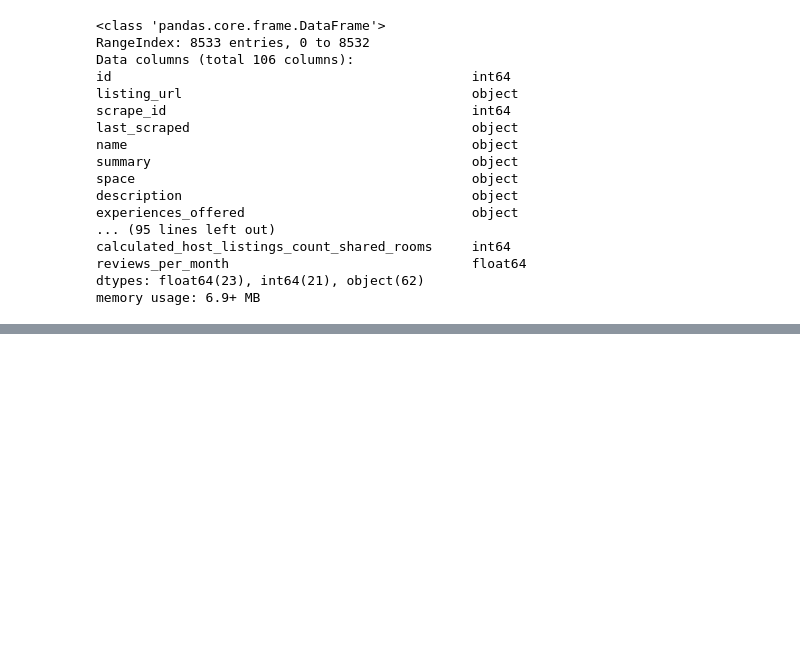
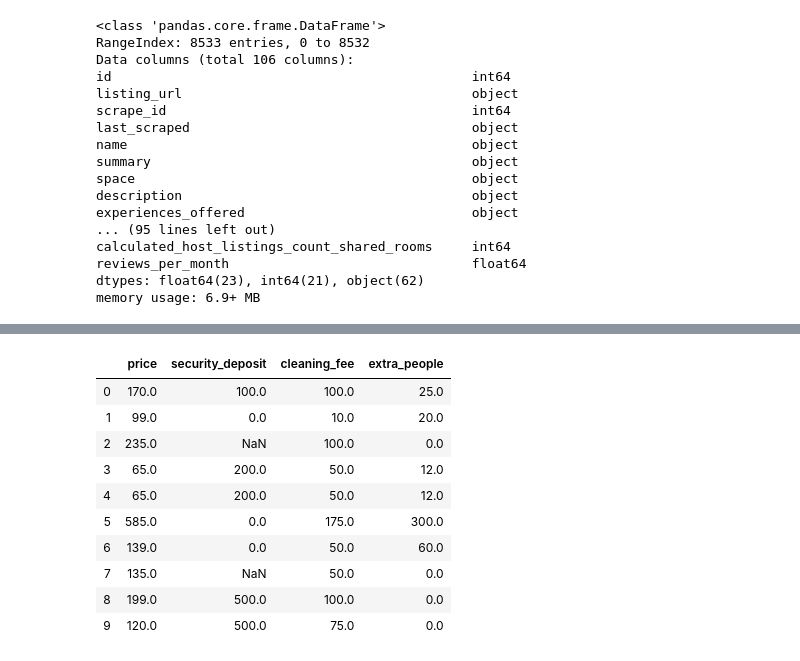
Before and after one commit to maxz722/maxine, a Jupyter notebook: step1_datawrangling_mz.ipynb, the cells around one changed output, grey strips where cells are left out. Saved outputs shown, nothing was run; the diff lists cells and outputs as text; code cells hidden in the pictures; blank space fills up the shorter version.

```diff
--- a/step1_datawrangling_mz.ipynb
+++ b/step1_datawrangling_mz.ipynb
@@ -280,0 +240,14 @@ df3 = pd.read_csv('airbnb_data.csv', low_memory=False)
+# %%
+df3[numeric_cols].head(10)
+# %% [output]
+|  | price | security_deposit | cleaning_fee | extra_people |
+| 0 | 170.0 | 100.0 | 100.0 | 25.0 |
+| 1 | 99.0 | 0.0 | 10.0 | 20.0 |
+| 2 | 235.0 | NaN | 100.0 | 0.0 |
+| 3 | 65.0 | 200.0 | 50.0 | 12.0 |
+| 4 | 65.0 | 200.0 | 50.0 | 12.0 |
+| 5 | 585.0 | 0.0 | 175.0 | 300.0 |
+| 6 | 139.0 | 0.0 | 50.0 | 60.0 |
+| 7 | 135.0 | NaN | 50.0 | 0.0 |
+| 8 | 199.0 | 500.0 | 100.0 | 0.0 |
+| 9 | 120.0 | 500.0 | 75.0 | 0.0 |
```
Also changed, not shown: parts of 65 cells of this notebook.
